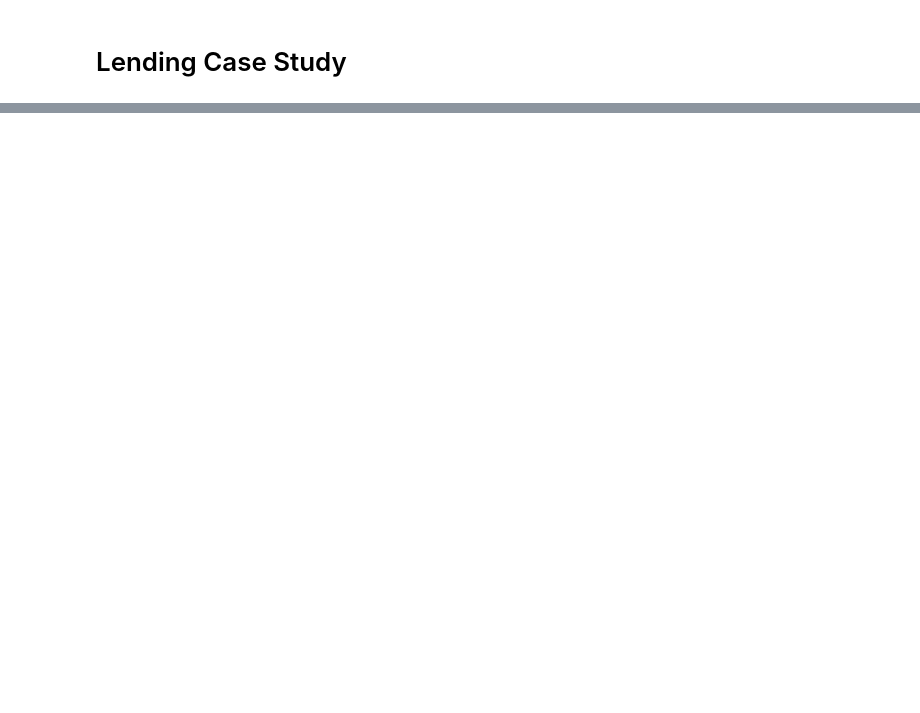
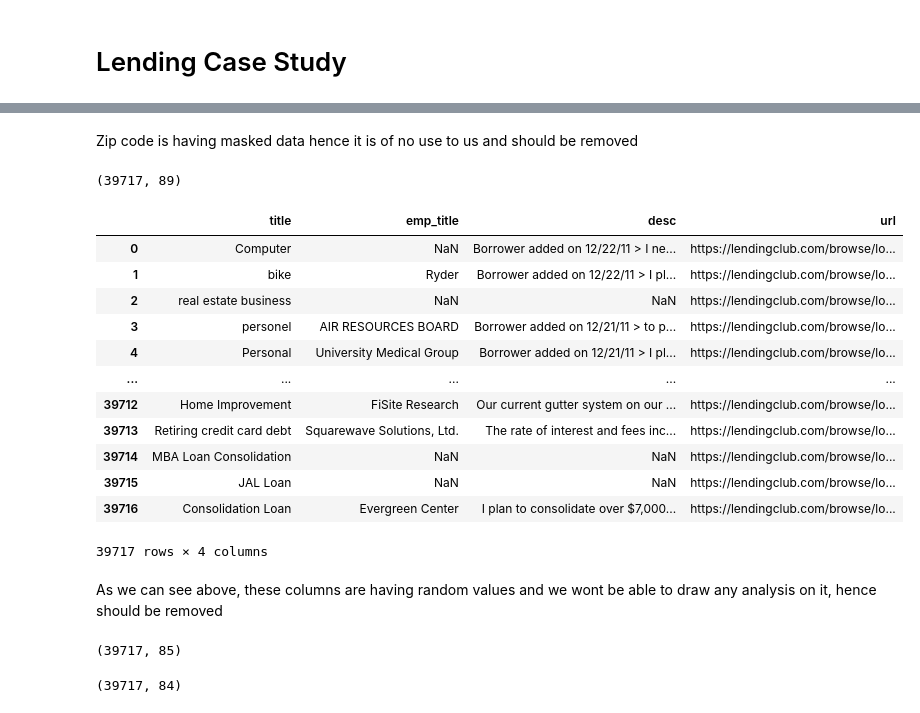
Before and after one commit to yashchaddha/Lending-Club-Case-Study, a Jupyter notebook: Yash_Chaddha.ipynb, the cells around one changed output, grey strips where cells are left out. Cells and saved outputs as stored; diff of their text form; code cells hidden in the pictures; blank space fills up the shorter version.

```diff
--- a/Yash_Chaddha.ipynb
+++ b/Yash_Chaddha.ipynb
@@ -21,0 +144,2 @@ False
+# %%
+df=df.drop(['delinq_2yrs','earliest_cr_line','inq_last_6mths','open_acc','pub_rec','revol_bal','revol_util','total_acc','out_prncp','out_prncp_inv','total_pymnt','total_pymnt_inv','total_rec_prncp','total_rec_int','total_rec_late_fee','recoveries','collection_recovery_fee','last_pymnt_d','last_pymnt_amnt','last_credit_pull_d','application_type'],axis=1)
@@ -21,0 +165,26 @@ False
+# %% [markdown]
+Zip code is having masked data hence it is of no use to us and should be removed
+# %%
+df=df.drop(['zip_code'],axis=1)
+# %%
+df.shape
+# %% [output]
+(39717, 89)
+# %%
+df[['title','emp_title','desc','url']]
+# %% [output]
+|  | title | emp_title | desc | url |
+| 0 | Computer | NaN | Borrower added on 12/22/11 > I ne... | https://lendingclub.com/browse/lo... |
+| 1 | bike | Ryder | Borrower added on 12/22/11 > I pl... | https://lendingclub.com/browse/lo... |
+| 2 | real estate business | NaN | NaN | https://lendingclub.com/browse/lo... |
+| 3 | personel | AIR RESOURCES BOARD | Borrower added on 12/21/11 > to p... | https://lendingclub.com/browse/lo... |
+| 4 | Personal | University Medical Group | Borrower added on 12/21/11 > I pl... | https://lendingclub.com/browse/lo... |
+| ... | ... | ... | ... | ... |
+| 39712 | Home Improvement | FiSite Research | Our current gutter system on our ... | https://lendingclub.com/browse/lo... |
+| 39713 | Retiring credit card debt | Squarewave Solutions, Ltd. | The rate of interest and fees inc... | https://lendingclub.com/browse/lo... |
+| 39714 | MBA Loan Consolidation | NaN | NaN | https://lendingclub.com/browse/lo... |
+| 39715 | JAL Loan | NaN | NaN | https://lendingclub.com/browse/lo... |
+| 39716 | Consolidation Loan | Evergreen Center | I plan to consolidate over $7,000... | https://lendingclub.com/browse/lo... |
+39717 rows × 4 columns
+# %% [markdown]
+As we can see above, these columns are having random values and we wont be able to draw any analysis on it, hence should be removed
@@ -21,0 +193,4 @@ False
+# %%
+df.shape
+# %% [output]
+(39717, 85)
@@ -21,0 +200,4 @@ False
+# %%
+df.shape
+# %% [output]
+(39717, 84)
```
Also changed, not shown: parts of 96 cells of this notebook.
